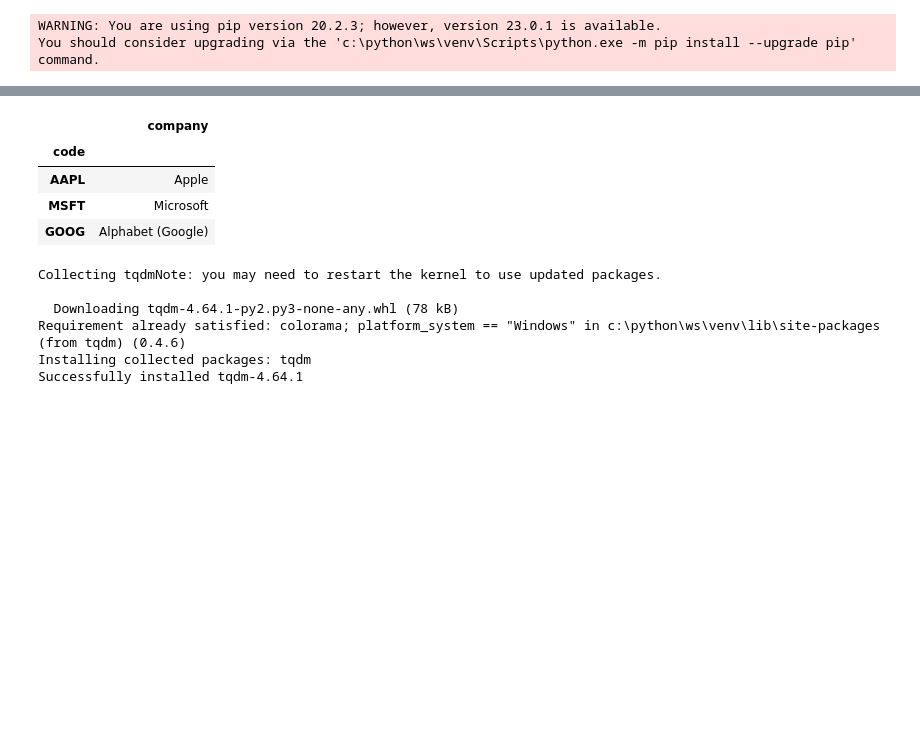
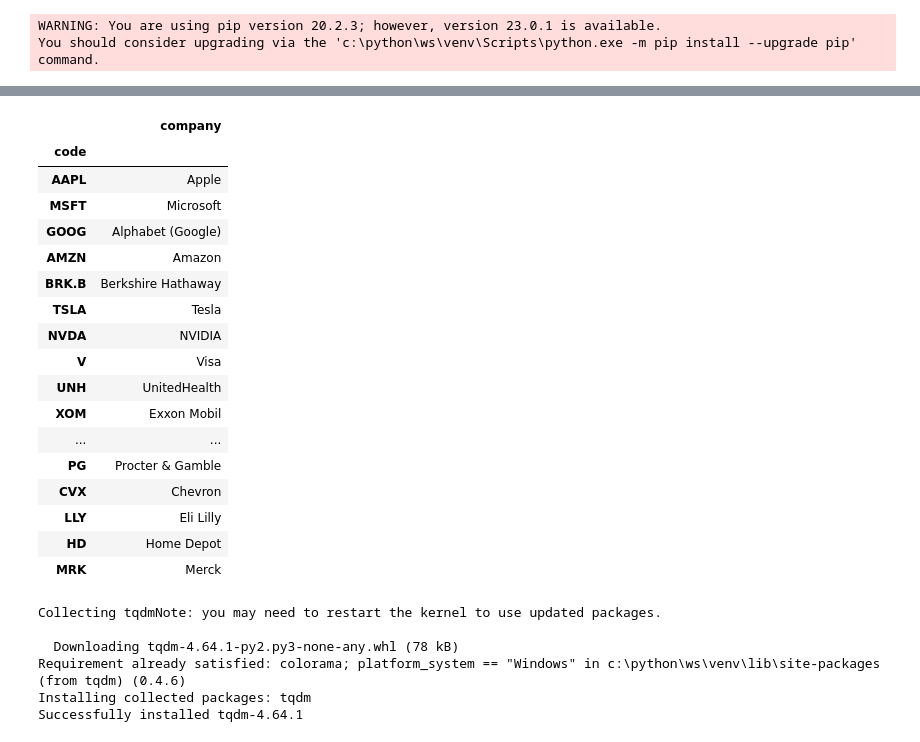
Before and after one commit to Yun-twy/STOCKEDA, a Jupyter notebook: us_eda_0226.ipynb, the cells around one changed output, grey strips where cells are left out. Drawn from its saved outputs; the diff is of its cells as text; code cells hidden in the pictures; blank space fills up the shorter version.

```diff
--- a/us_eda_0226.ipynb
+++ b/us_eda_0226.ipynb
@@ -136,0 +143,3 @@ df_tmp
+# %%
+df_tmp[df_tmp['code'] == 'META'] = 'Meta Platforms(Facebook)', 'FB'
+df_tmp[df_tmp['code'] == 'FB']
@@ -136,0 +149,3 @@ df_tmp
+# %%
+df_tmp[df_tmp['code'] == 'BRK-B'] = 'Berkshire Hathaway', 'BRK.B'
+df_tmp[df_tmp['code'] == 'BRK.B']
@@ -140,14 +178,27 @@ df_name_code.to_csv('./df_name_code.csv', sep=',', encoding='utf-8')
 # %%
 import pandas as pd
 company_code = df_tmp['code'].tolist()
 df_ticker_list = df_tmp.set_index('code')
-df_ticker_list.head(3)
+df_ticker_list.head(20)
 # %% [output]
 |  | company |
 | code |  |
 | AAPL | Apple |
 | MSFT | Microsoft |
 | GOOG | Alphabet (Google) |
+| AMZN | Amazon |
+| BRK.B | Berkshire Hathaway |
+| TSLA | Tesla |
+| NVDA | NVIDIA |
+| V | Visa |
+| UNH | UnitedHealth |
+| XOM | Exxon Mobil |
+| ... | ... |
+| PG | Procter & Gamble |
+| CVX | Chevron |
+| LLY | Eli Lilly |
+| HD | Home Depot |
+| MRK | Merck |
 # %%
 url = 'https://stockrow.com/users/sign_in'
 driver.get(url)
```
Also changed, not shown: parts of 21 cells of this notebook, 4 other files.
